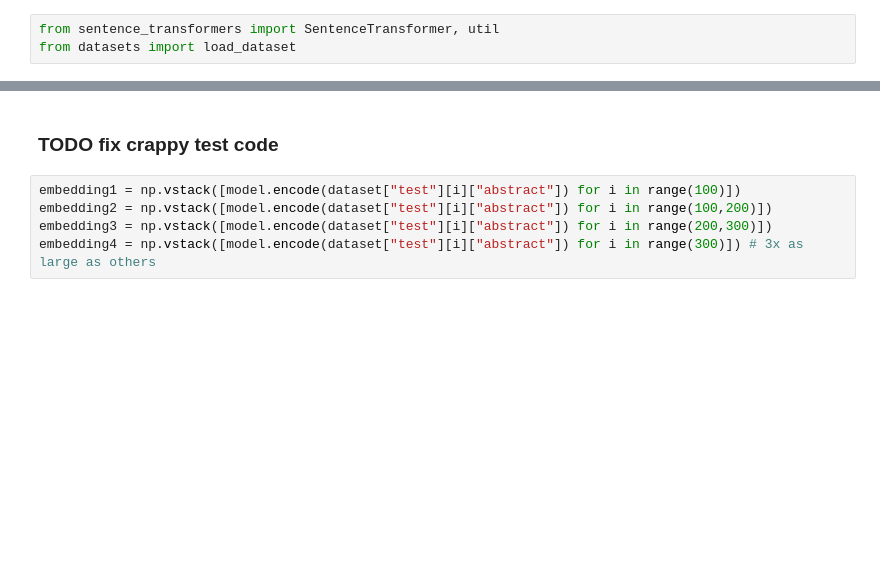
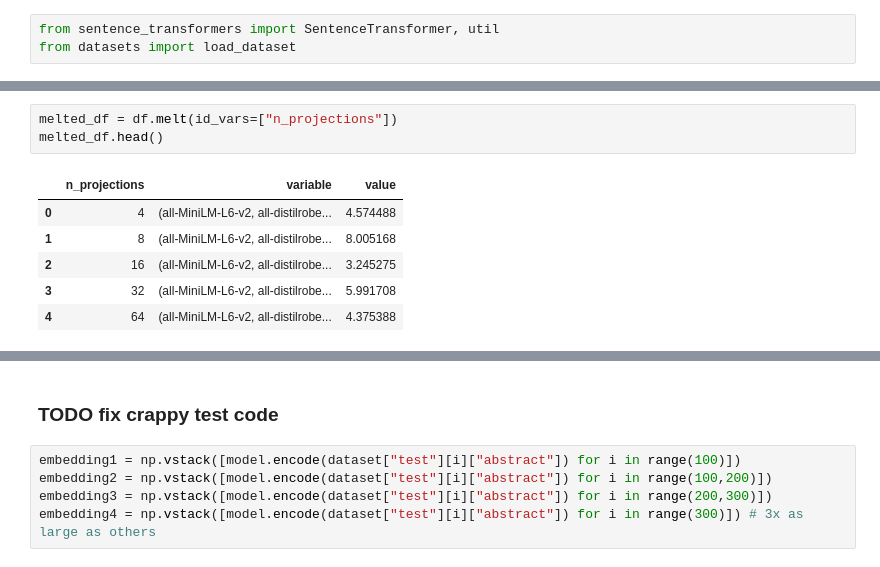
Before and after one commit to aidos-lab/Presto, a Jupyter notebook: notebooks/pesto_test.ipynb, the cells around one changed output, grey strips where cells are left out. Drawn from its saved outputs; the diff is of its cells as text; blank space fills up the shorter version.

```diff
--- a/notebooks/pesto_test.ipynb
+++ b/notebooks/pesto_test.ipynb
@@ -32,0 +97,10 @@ dataset2 = load_dataset("gfissore/arxiv-abstracts-2021")
+# %%
+melted_df = df.melt(id_vars=["n_projections"])
+melted_df.head()
+# %% [output]
+|  | n_projections | variable | value |
+| 0 | 4 | (all-MiniLM-L6-v2, all-distilrobe... | 4.574488 |
+| 1 | 8 | (all-MiniLM-L6-v2, all-distilrobe... | 8.005168 |
+| 2 | 16 | (all-MiniLM-L6-v2, all-distilrobe... | 3.245275 |
+| 3 | 32 | (all-MiniLM-L6-v2, all-distilrobe... | 5.991708 |
+| 4 | 64 | (all-MiniLM-L6-v2, all-distilrobe... | 4.375388 |
```
Also changed, not shown: parts of 21 cells of this notebook, 5 other files.
